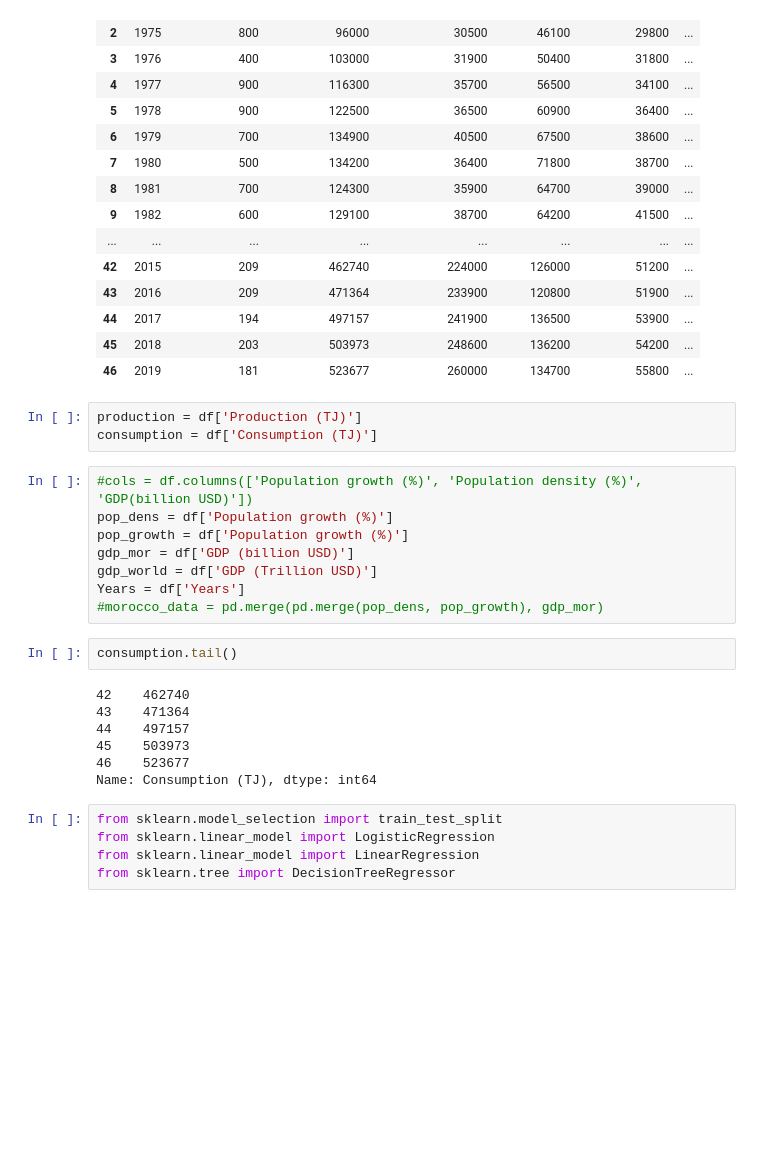
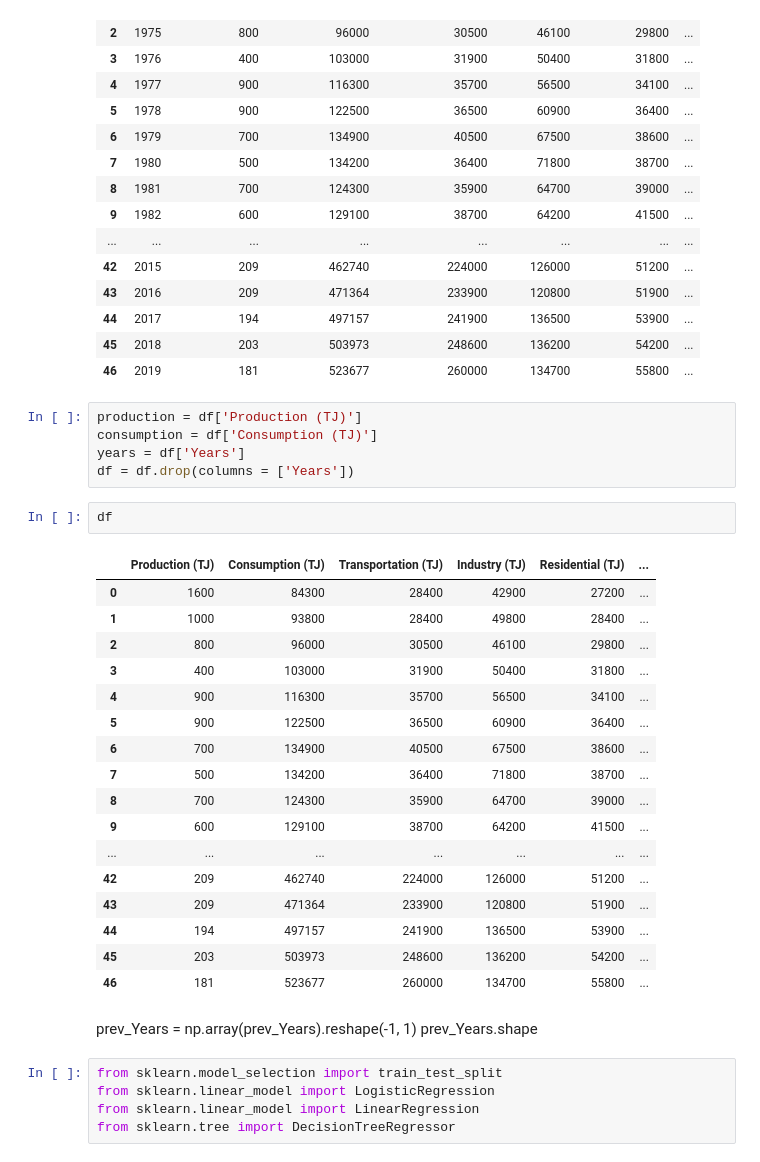
Before and after one commit to ELALAY/Morocco-Energy-Consumption-Production-Prediction, a Jupyter notebook: Prediction of Factors.ipynb, the cells around one changed output. Saved outputs shown, nothing was run; the diff lists cells and outputs as text; blank space fills up the shorter version.

```diff
--- a/Prediction of Factors.ipynb
+++ b/Prediction of Factors.ipynb
@@ -41,23 +42,31 @@ df
 # %%
 production = df['Production (TJ)']
 consumption = df['Consumption (TJ)']
+years = df['Years']
+df = df.drop(columns = ['Years'])
-# %%
-#cols = df.columns(['Population growth (%)', 'Population density (%)',	'GDP(billion USD)'])
-pop_dens = df['Population growth (%)']
-pop_growth = df['Population growth (%)']
-gdp_mor = df['GDP (billion USD)']
-gdp_world = df['GDP (Trillion USD)']
-Years = df['Years']
-#morocco_data = pd.merge(pd.merge(pop_dens, pop_growth), gdp_mor)
-# %%
-consumption.tail()
-# %% [output]
-42    462740
-43    471364
-44    497157
-45    503973
-46    523677
-Name: Consumption (TJ), dtype: int64
+# %%
+df
+# %% [output]
+|  | Production (TJ) | Consumption (TJ) | Transportation (TJ) | Industry (TJ) | Residential (TJ) | ... |
+| 0 | 1600 | 84300 | 28400 | 42900 | 27200 | ... |
+| 1 | 1000 | 93800 | 28400 | 49800 | 28400 | ... |
+| 2 | 800 | 96000 | 30500 | 46100 | 29800 | ... |
+| 3 | 400 | 103000 | 31900 | 50400 | 31800 | ... |
+| 4 | 900 | 116300 | 35700 | 56500 | 34100 | ... |
+| 5 | 900 | 122500 | 36500 | 60900 | 36400 | ... |
+| 6 | 700 | 134900 | 40500 | 67500 | 38600 | ... |
+| 7 | 500 | 134200 | 36400 | 71800 | 38700 | ... |
+| 8 | 700 | 124300 | 35900 | 64700 | 39000 | ... |
+| 9 | 600 | 129100 | 38700 | 64200 | 41500 | ... |
+| ... | ... | ... | ... | ... | ... | ... |
+| 42 | 209 | 462740 | 224000 | 126000 | 51200 | ... |
+| 43 | 209 | 471364 | 233900 | 120800 | 51900 | ... |
+| 44 | 194 | 497157 | 241900 | 136500 | 53900 | ... |
+| 45 | 203 | 503973 | 248600 | 136200 | 54200 | ... |
+| 46 | 181 | 523677 | 260000 | 134700 | 55800 | ... |
+# %% [markdown]
+prev_Years = np.array(prev_Years).reshape(-1, 1)
+prev_Years.shape
 # %%
 from sklearn.model_selection import train_test_split
 from sklearn.linear_model import LogisticRegression
```
Also changed, not shown: parts of 23 cells of this notebook.
